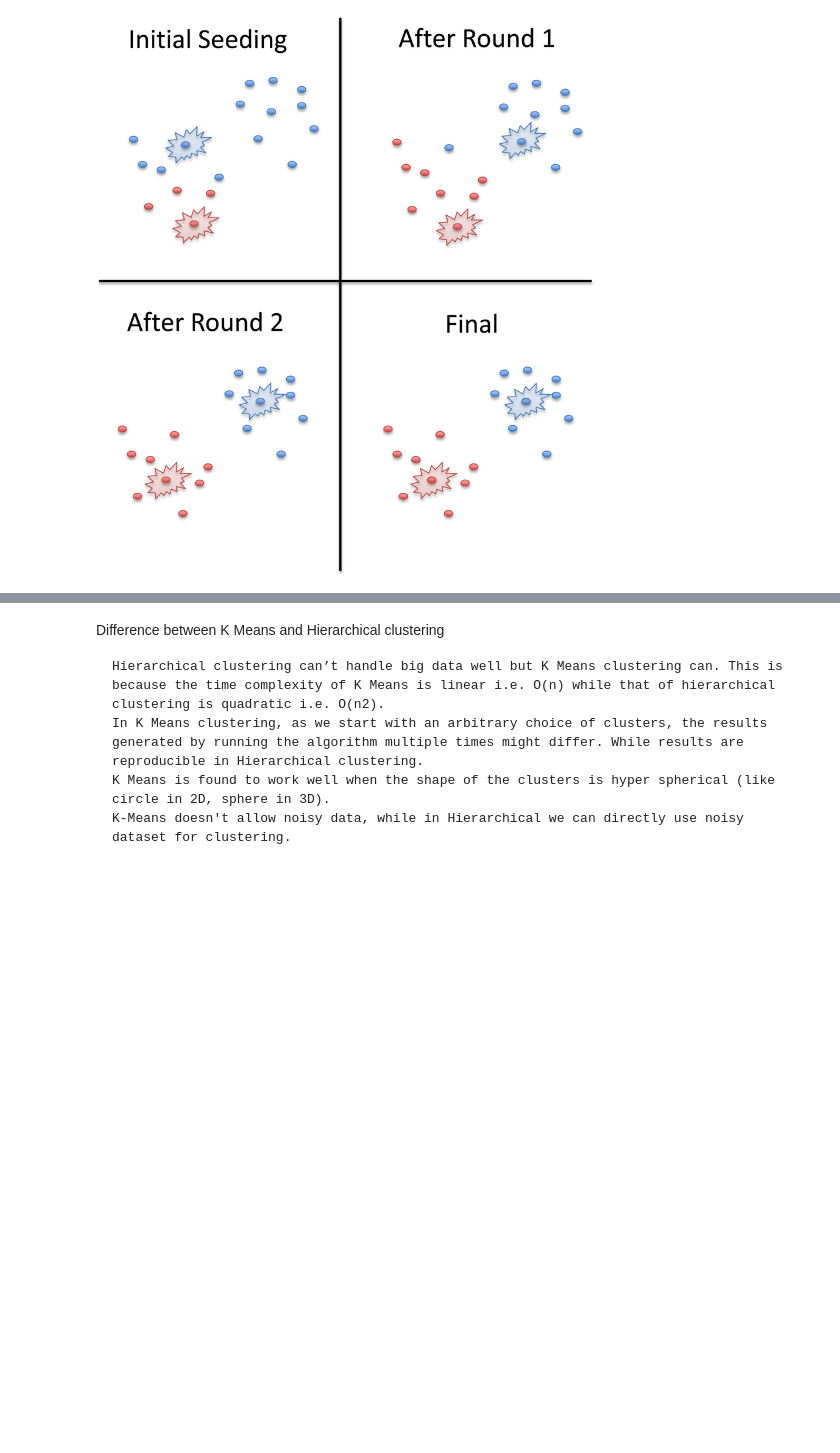
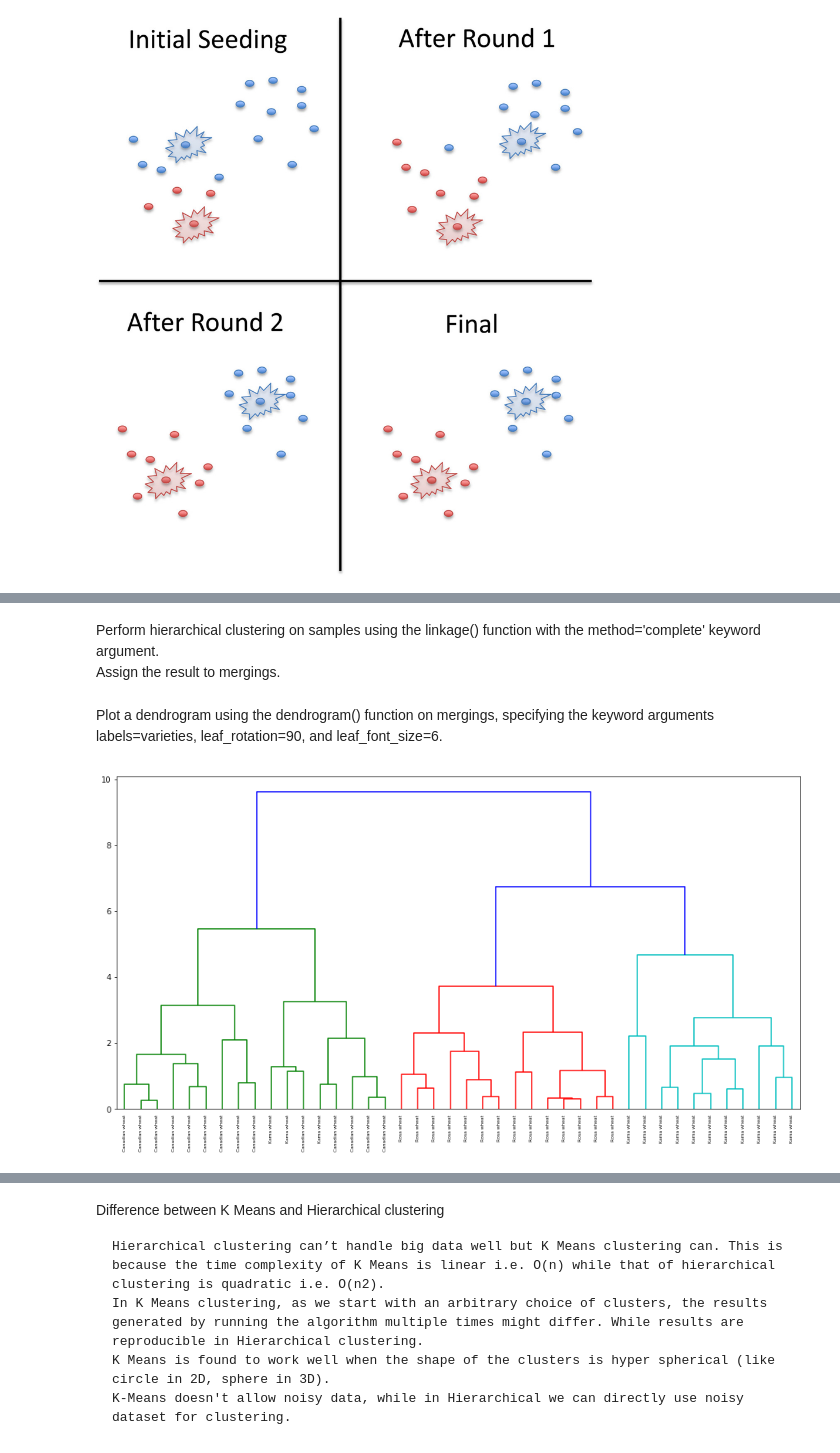
Before and after one commit to rsouza/FGV_Intro_DS, a Jupyter notebook: notebooks/ML_UNSUP_Clustering.ipynb, the cells around one changed output, grey strips where cells are left out. Cells and saved outputs as stored; diff of their text form; code cells hidden in the pictures; blank space fills up the shorter version.

```diff
--- a/notebooks/ML_UNSUP_Clustering.ipynb
+++ b/notebooks/ML_UNSUP_Clustering.ipynb
@@ -284,0 +135,9 @@ plt.show()
+# %%
+# Remove the grain species from the DataFrame, save for later
+varieties = list(df_seeds.pop('grain_variety'))
+
+# Extract the measurements as a NumPy array
+samples = df_seeds.values
+# %% [markdown]
+Perform hierarchical clustering on samples using the linkage() function with the method='complete' keyword argument.
+Assign the result to mergings.
@@ -284,0 +146,13 @@ plt.show()
+# %% [markdown]
+Plot a dendrogram using the dendrogram() function on mergings, specifying the keyword arguments labels=varieties, leaf_rotation=90, and leaf_font_size=6.
+# %%
+plt.figure(figsize=(16,8))
+dendrogram(mergings,
+           labels=varieties,
+           leaf_rotation=90,
+           leaf_font_size=6,
+           )
+
+plt.show()
+# %% [output]
+[figure, added]
```
Also changed, not shown: parts of 40 cells of this notebook, 2 other files.
